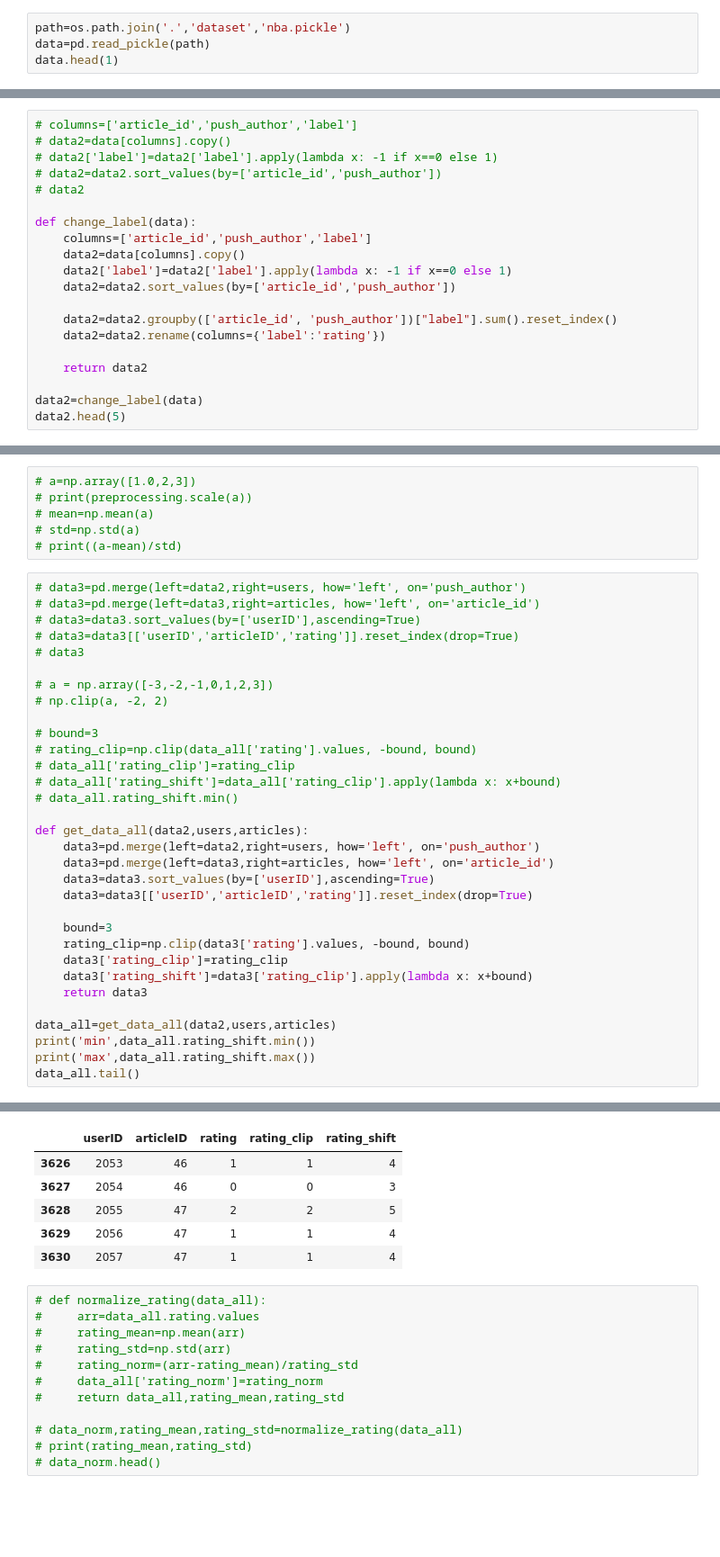
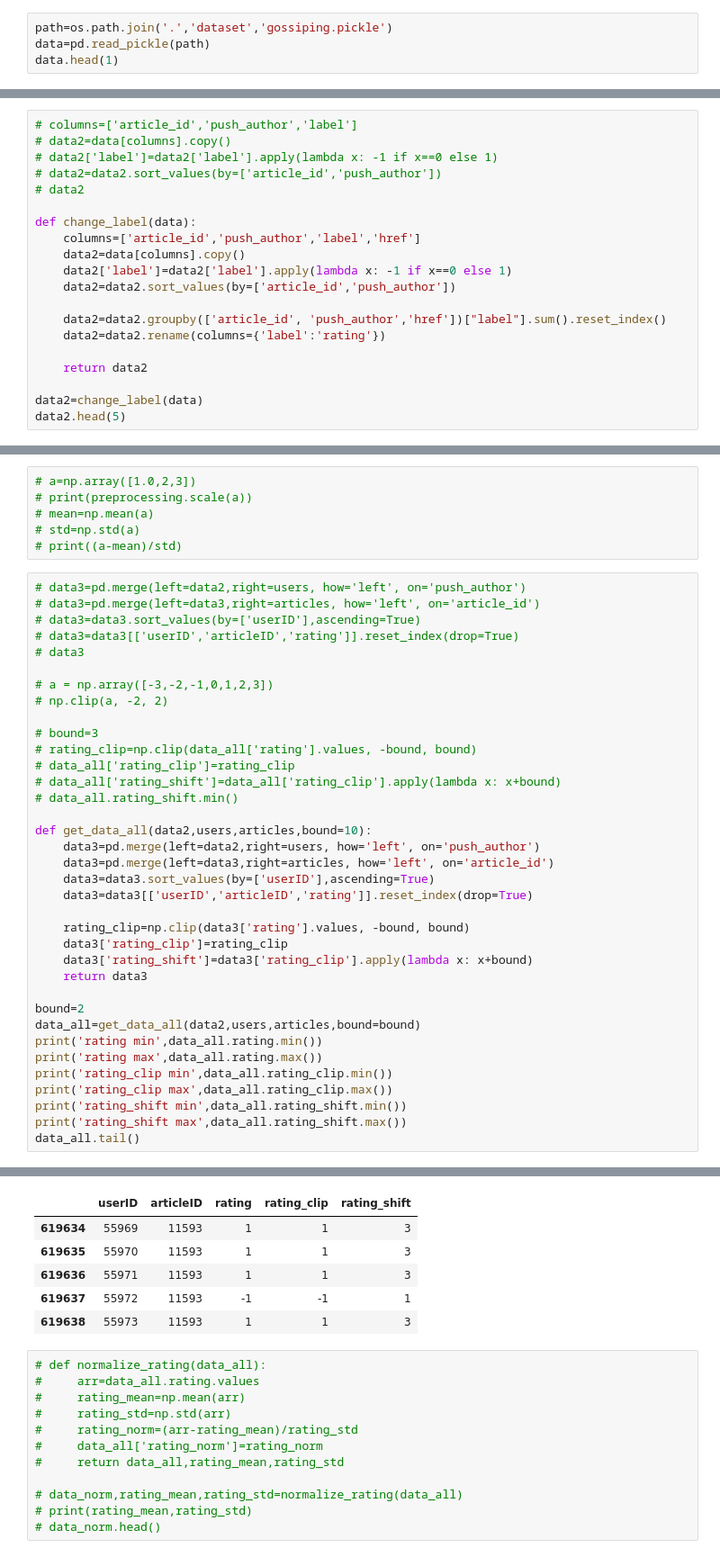
Before and after one commit to z76316/See26, a Jupyter notebook: model/recommender-system.ipynb, the cells around one changed output, grey strips where cells are left out. Shown at 90% size. Cells and saved outputs as stored; diff of their text form; blank space fills up the shorter version.

```diff
--- a/model/recommender-system.ipynb
+++ b/model/recommender-system.ipynb
@@ -20,7 +22,7 @@ import matplotlib.pyplot as plt
 # display(a)
 # a.groupby(['movie', 'user'])["rating"].sum().reset_index()
 # %%
-path=os.path.join('.','dataset','nba.pickle')
+path=os.path.join('.','dataset','gossiping.pickle')
 data=pd.read_pickle(path)
 data.head(1)
 # %% [output]
@@ -34,12 +36,12 @@ data.head(1)
 # data2
 
 def change_label(data):
-    columns=['article_id','push_author','label']
+    columns=['article_id','push_author','label','href']
     data2=data[columns].copy()
     data2['label']=data2['label'].apply(lambda x: -1 if x==0 else 1)
     data2=data2.sort_values(by=['article_id','push_author'])
 
-    data2=data2.groupby(['article_id', 'push_author'])["label"].sum().reset_index()
+    data2=data2.groupby(['article_id', 'push_author','href'])["label"].sum().reset_index()
     data2=data2.rename(columns={'label':'rating'})
 
     return data2
@@ -100,20 +143,24 @@ users,articles=get_users_articles(data2)
 # data_all['rating_shift']=data_all['rating_clip'].apply(lambda x: x+bound)
 # data_all.rating_shift.min()
 
-def get_data_all(data2,users,articles):
+def get_data_all(data2,users,articles,bound=10):
     data3=pd.merge(left=data2,right=users, how='left', on='push_author')
     data3=pd.merge(left=data3,right=articles, how='left', on='article_id')
     data3=data3.sort_values(by=['userID'],ascending=True)
     data3=data3[['userID','articleID','rating']].reset_index(drop=True)
 
-    bound=3
     rating_clip=np.clip(data3['rating'].values, -bound, bound)
     data3['rating_clip']=rating_clip
     data3['rating_shift']=data3['rating_clip'].apply(lambda x: x+bound)
     return data3
 
-data_all=get_data_all(data2,users,articles)
-print('min',data_all.rating_shift.min())
-print('max',data_all.rating_shift.max())
+bound=2
+data_all=get_data_all(data2,users,articles,bound=bound)
+print('rating min',data_all.rating.min())
+print('rating max',data_all.rating.max())
+print('rating_clip min',data_all.rating_clip.min())
+print('rating_clip max',data_all.rating_clip.max())
+print('rating_shift min',data_all.rating_shift.min())
+print('rating_shift max',data_all.rating_shift.max())
 data_all.tail()
 # %% [output]
@@ -122,9 +173,9 @@ max 6
 |  | userID | articleID | rating | rating_clip | rating_shift |
-| 3626 | 2053 | 46 | 1 | 1 | 4 |
-| 3627 | 2054 | 46 | 0 | 0 | 3 |
-| 3628 | 2055 | 47 | 2 | 2 | 5 |
-| 3629 | 2056 | 47 | 1 | 1 | 4 |
-| 3630 | 2057 | 47 | 1 | 1 | 4 |
+| 619634 | 55969 | 11593 | 1 | 1 | 3 |
+| 619635 | 55970 | 11593 | 1 | 1 | 3 |
+| 619636 | 55971 | 11593 | 1 | 1 | 3 |
+| 619637 | 55972 | 11593 | -1 | -1 | 1 |
+| 619638 | 55973 | 11593 | 1 | 1 | 3 |
 # %%
 # def normalize_rating(data_all):
 #     arr=data_all.rating.values
```
Also changed, not shown: parts of 13 cells of this notebook, 2 other files.
